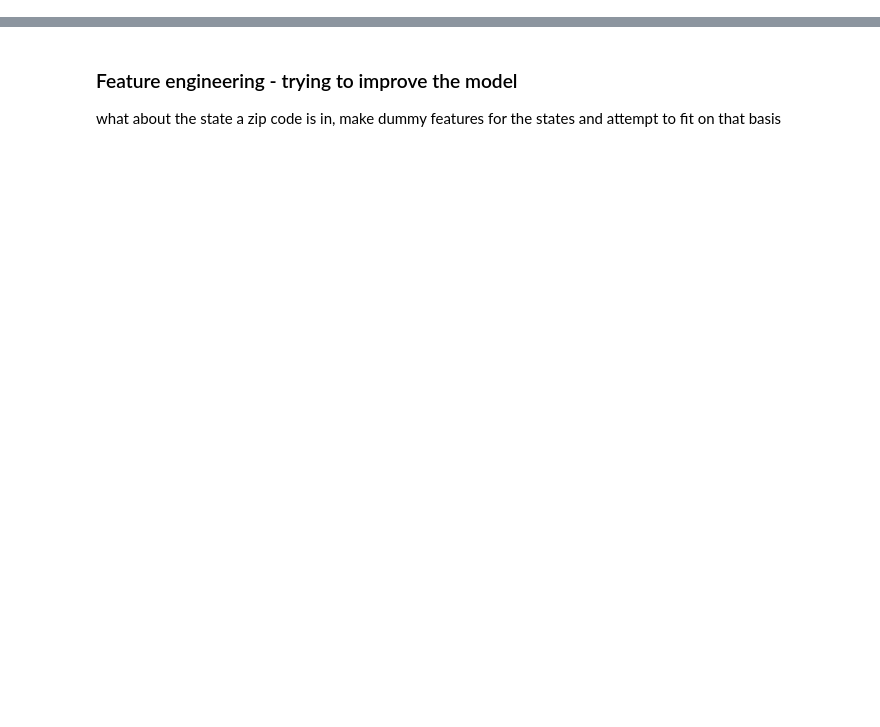
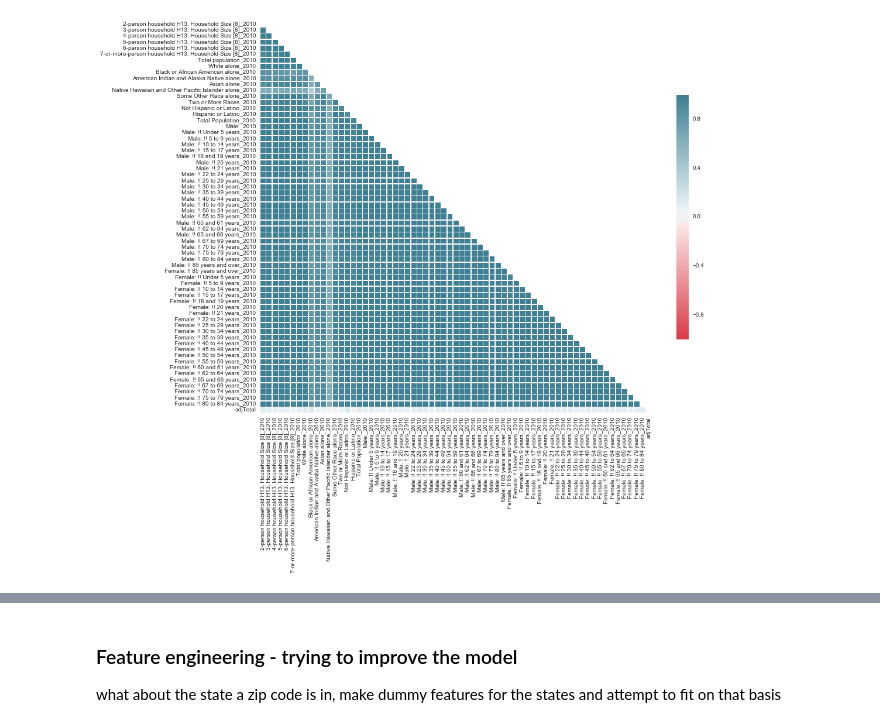
Before and after one commit to ilmcconnell/DS-SEA-3-Project-ILM, a Jupyter notebook: FinalPaperILM.ipynb, the cells around one changed output, grey strips where cells are left out. Cells and saved outputs as stored; diff of their text form; code cells hidden in the pictures; blank space fills up the shorter version.

```diff
--- a/FinalPaperILM.ipynb
+++ b/FinalPaperILM.ipynb
@@ -331,0 +410,77 @@ attempt some feature engineering - go in a different dirrection from census data
+# %%
+#CREATE A LIST OF OF ALL NUMERIC COLUMNS IN THE DATAFRAME
+correlationcheckcollist=['2-person household H13. Household Size [8]_2010',
+'3-person household H13. Household Size [8]_2010',
+'4-person household H13. Household Size [8]_2010',
+'5-person household H13. Household Size [8]_2010',
+'6-person household H13. Household Size [8]_2010',
+'7-or-more-person household H13. Household Size [8]_2010',
+'Total population_2010', 'White alone_2010',
+'Black or African American alone_2010',
+'American Indian and Alaska Native alone_2010', 'Asian alone_2010',
+'Native Hawaiian and Other Pacific Islander alone_2010',
+'Some Other Race alone_2010', 'Two or More Races_2010',
+'Not Hispanic or Latino_2010', 'Hispanic or Latino_2010',
+'Total Population_2010', 'Male:_2010', 'Male: !! Under 5 years_2010',
+'Male: !! 5 to 9 years_2010', 'Male: !! 10 to 14 years_2010',
+'Male: !! 15 to 17 years_2010', 'Male: !! 18 and 19 years_2010',
+'Male: !! 20 years_2010', 'Male: !! 21 years_2010',
+'Male: !! 22 to 24 years_2010', 'Male: !! 25 to 29 years_2010',
+'Male: !! 30 to 34 years_2010', 'Male: !! 35 to 39 years_2010',
+'Male: !! 40 to 44 years_2010', 'Male: !! 45 to 49 years_2010',
+'Male: !! 50 to 54 years_2010', 'Male: !! 55 to 59 years_2010',
+'Male: !! 60 and 61 years_2010', 'Male: !! 62 to 64 years_2010',
+'Male: !! 65 and 66 years_2010', 'Male: !! 67 to 69 years_2010',
+'Male: !! 70 to 74 years_2010', 'Male: !! 75 to 79 years_2010',
+'Male: !! 80 to 84 years_2010', 'Male: !! 85 years and over_2010',
+'Female: !! 85 years and over_2010', 'Female: !! Under 5 years_2010',
+'Female: !! 5 to 9 years_2010', 'Female: !! 10 to 14 years_2010',
+'Female: !! 15 to 17 years_2010', 'Female: !! 18 and 19 years_2010',
+'Female: !! 20 years_2010', 'Female: !! 21 years_2010',
+'Female: !! 22 to 24 years_2010', 'Female: !! 25 to 29 years_2010',
+'Female: !! 30 to 34 years_2010', 'Female: !! 35 to 39 years_2010',
+'Female: !! 40 to 44 years_2010', 'Female: !! 45 to 49 years_2010',
+'Female: !! 50 to 54 years_2010', 'Female: !! 55 to 59 years_2010',
+'Female: !! 60 and 61 years_2010', 'Female: !! 62 to 64 years_2010',
+'Female: !! 65 and 66 years_2010', 'Female: !! 67 to 69 years_2010',
+'Female: !! 70 to 74 years_2010', 'Female: !! 75 to 79 years_2010',
+'Female: !! 80 to 84 years_2010','adjTotal']
+
+'Male: !! 85 years and over_2010'
+'Female: !! 85 years and over_2010',
+'Not Hispanic or Latino_2010',
+'Hispanic or Latino_2010'
+
+#CONFIGURE SEABORN STYLE
+sns.set(style="white")
+
+# COMPUTE CORRELATION MATRIX AND STORE
+corr = numericCensusZipPaymentNoNan[correlationcheckcollist].corr()
+
+# GENERATE A MASK TO HIDE UPPER TRIANGLE
+mask = np.zeros_like(corr, dtype=np.bool)
+mask[np.triu_indices_from(mask)] = True
+
+# SET UP THE MATPLOTLIB FIGURE
+f, ax = plt.subplots(figsize=(15, 15)) #11,9
+
+# CREATE DIVERGING COLORMAP
+cmap = sns.diverging_palette(10, 220, as_cmap=True)
+
+# DRAW THE HEATMAP WITH MASK
+sns_plot = sns.heatmap(corr, mask=mask, cmap=cmap, center=0, vmax=1,
+           square=True, xticklabels=True, yticklabels=True,
+           linewidths=.5, cbar_kws={"shrink": .5}, ax=ax);
+
+#UNCOMMENT THESE TWO LINES TO SAVE FIG TO VIZ FOLDER
+#fig = sns_plot.get_figure()
+#fig.savefig('/Users/Iain/DS-SEA-3/DS-SEA-3-Project-ILM/viz/correlationHeatMap2.png')
+plt.show()
+
+#PLOT WITH DEFAULT COLOUR MAP (BLEUGH!)
+#sns.heatmap(corr, mask=mask, vmax=1,
+#            square=True, xticklabels=True, yticklabels=True,
+#            linewidths=.5, cbar_kws={"shrink": .5}, ax=ax);
+#plt.show()
+# %% [output]
+[figure, added]
```
Also changed, not shown: parts of 77 cells of this notebook, 1 other file.
